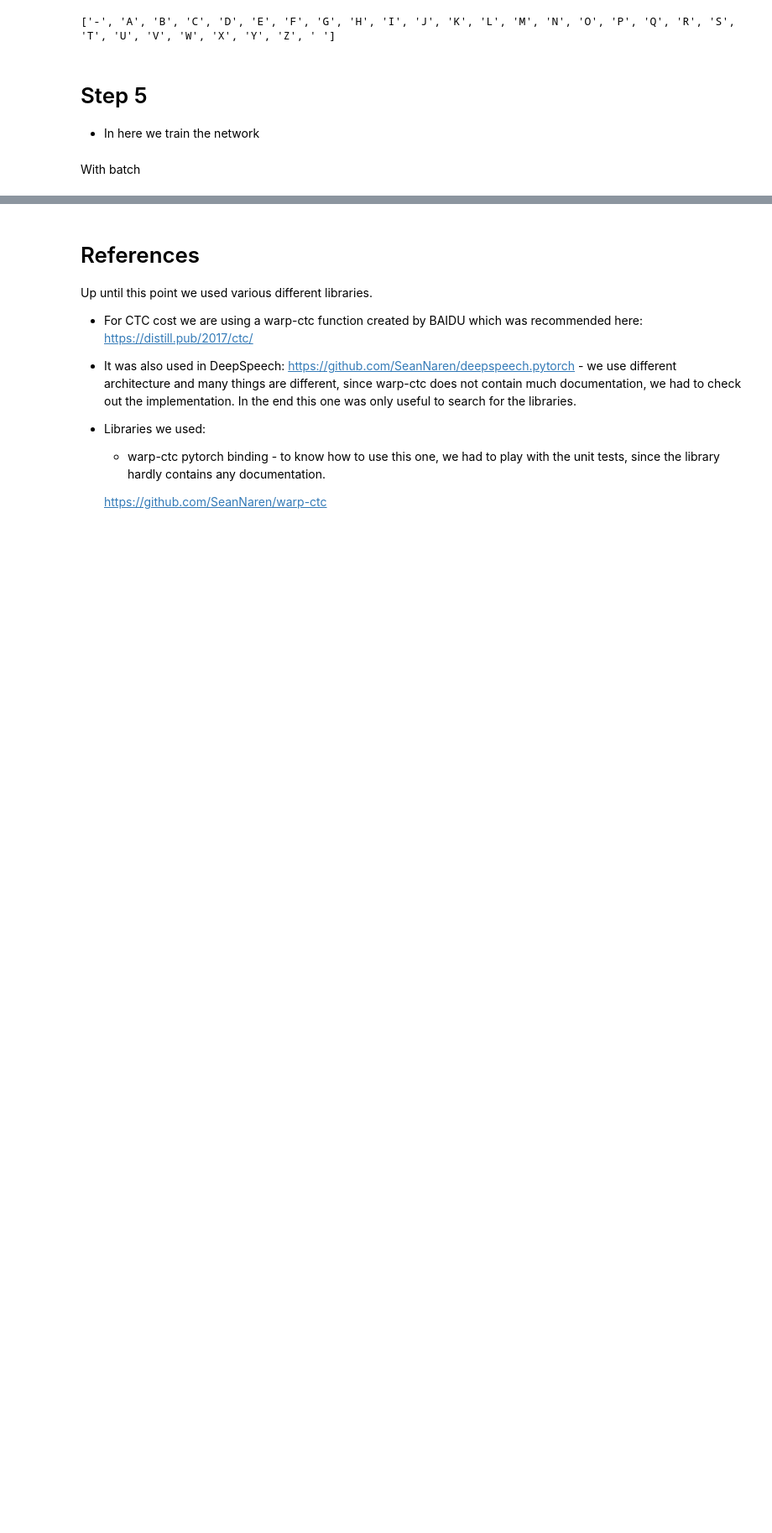
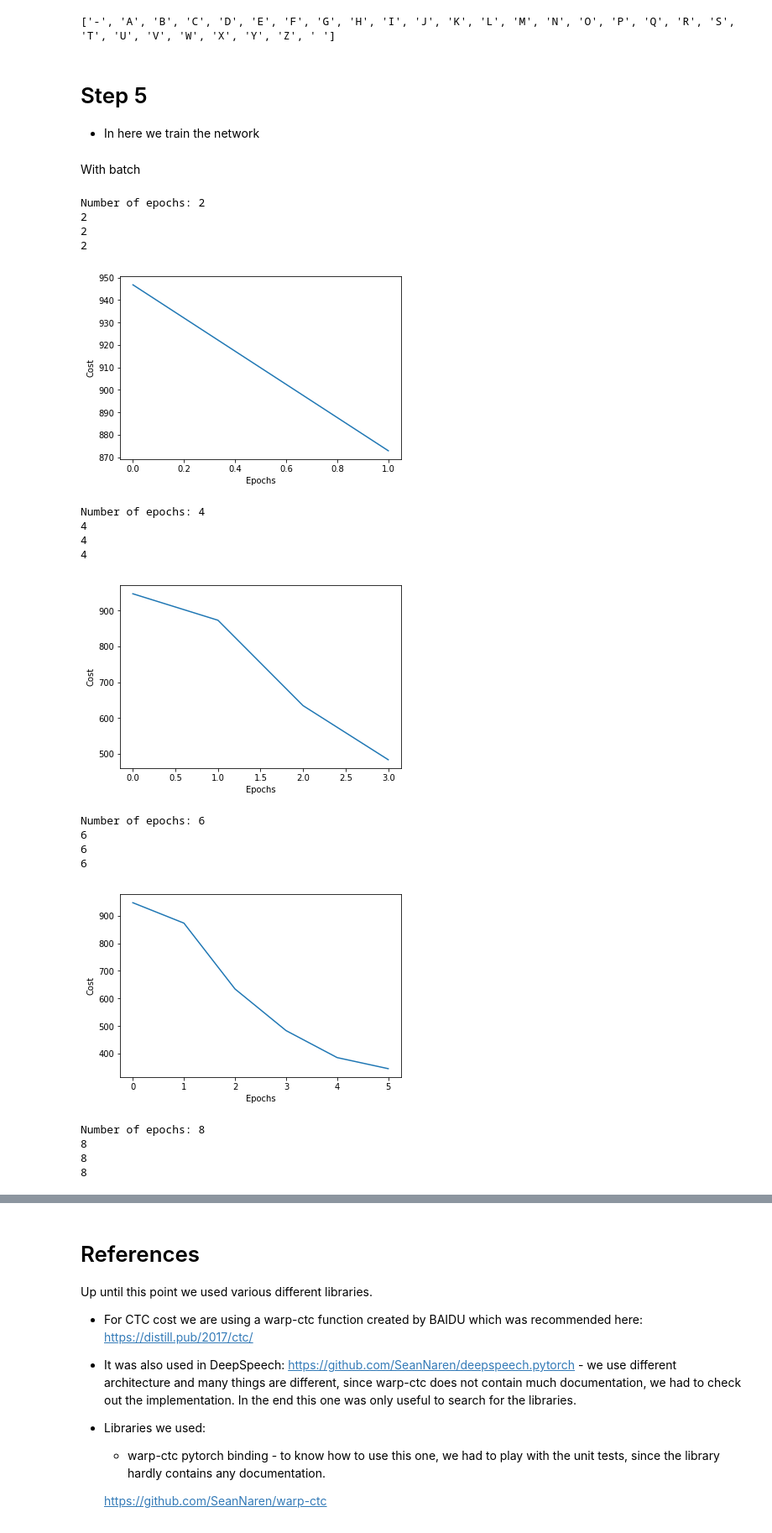
Before and after one commit to Davide01/automatic-speech-recognition, a Jupyter notebook: Sound-preprocessing_1.ipynb, the cells around one changed output, grey strips where cells are left out. Shown at 84% size. Drawn from its saved outputs; the diff is of its cells as text; code cells hidden in the pictures; blank space fills up the shorter version.

```diff
--- a/Sound-preprocessing_1.ipynb
+++ b/Sound-preprocessing_1.ipynb
@@ -547,6 +703,6 @@ Net(
 # %%
 criterion = CTCLoss()
-optimizer = optim.Adam(net.parameters(), lr=0.0005)
+optimizer = optim.Adam(net.parameters(), lr=0.0001)
 # %% [markdown]
 # Step 4
 
@@ -554,9 +710,9 @@ optimizer = optim.Adam(net.parameters(), lr=0.0005)
 * number of samples used for training
 * number of epochs for the training
 # %%
-num_epochs = 50
+num_epochs = 1000
 valid_epochs=10
-num_samples = 500
+num_samples = 948
 all_labels= [
     "-",
     "A",
@@ -602,6 +758,8 @@ counter = 0
 torch.set_default_tensor_type('torch.FloatTensor')
 
 costs=[]
+costs_eval=[]
+num_evals=0
 epoch=0
 while epoch < num_epochs:
     for i in range(int(num_samples/batch_size)):
@@ -621,7 +779,7 @@ while epoch < num_epochs:
             string = ''.join(labels[i * batch_size + j])
 
             ground_truth_sizes[j] = len(string)
-            probs_sizes[j] = 641
+            probs_sizes[j] = 319
 
             for character in string:
                 if(character == " "):
@@ -673,33 +831,54 @@ while epoch < num_epochs:
         display_cost(costs, epoch)
 
     error_rates=[]
+
     #evaluation not really implemented yet.
     if(epoch%valid_epochs == 0 and epoch > 0):
         net.eval()
         with torch.no_grad():
             indices = [0]*batch_size
 
             for j in range(batch_size):
                 indices[j] = random.randint(0, len(Ms_valid) - 1)
             print(indices)
 
             avg_error_rate = 0
             for j in range(batch_size):
                 sample = numpy.empty([batch_size,1, 641, 40])
                 sample[0][0] = Ms_valid[j][0].T
 
 
 
                 out = net(Variable(torch.from_numpy(sample).float()))
 
                 ground_truth = ''.join(labels_valid[j])
                 predicted = ''.join(greedy_decoder(out[0], all_labels))
                 print("Predicted: " + predicted)
                 print("Ground truth: " + ground_truth)
                 wer = WER(predicted, ground_truth)
                 print("WER: ")
                 print(wer)
                 avg_error_rate = avg_error_rate + wer
 
-            avg_error_rate/5
+            avg_error_rate/batch_size
             error_rates.append(avg_error_rate)
+# %% [output]
+Number of epochs: 2
+2
+2
+2
+[figure, added]
+Number of epochs: 4
+4
+4
+4
+[figure, added]
+Number of epochs: 6
+6
+6
+6
+[figure, added]
+Number of epochs: 8
+8
+8
+8
```
Also changed, not shown: parts of 5 cells of this notebook.
